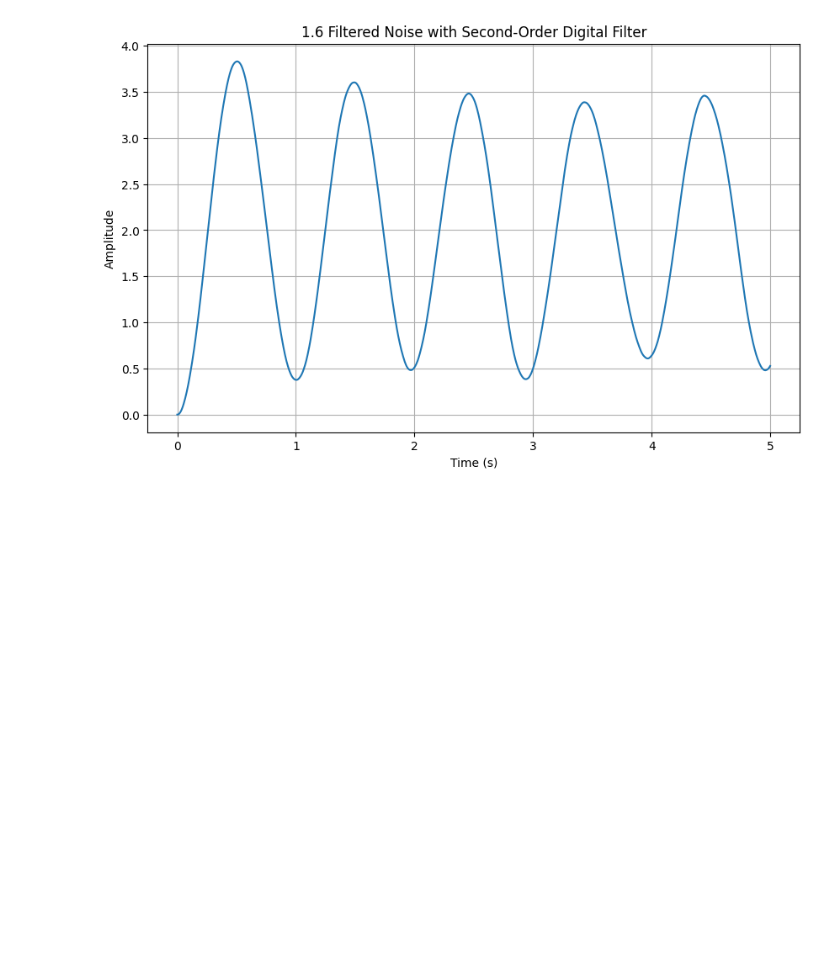
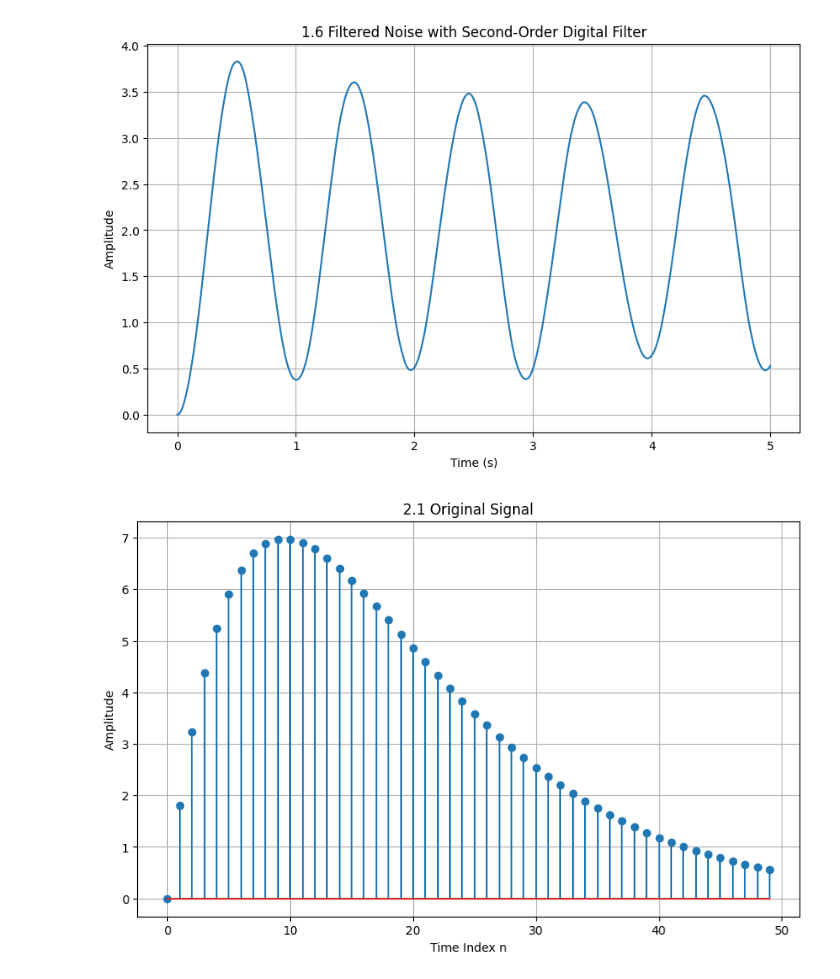
Before and after one commit to KaBoomKaBoom/PS_Labs, a Jupyter notebook: Lab1/Lab1.ipynb, the cells around one changed output. Cells and saved outputs as stored; diff of their text form; code cells hidden in the pictures; blank space fills up the shorter version.

```diff
--- a/Lab1/Lab1.ipynb
+++ b/Lab1/Lab1.ipynb
@@ -109,3 +109,17 @@ plt.grid(True)
 plt.show()
 # %% [output]
 [figure]
+# %%
+R = 50
+m = np.arange(0, R)
+s = 2 * m * (0.9**m)
+
+plt.figure(figsize=(10, 6))
+plt.stem(m, s)
+plt.title('2.1 Original Signal')
+plt.xlabel('Time Index n')
+plt.ylabel('Amplitude')
+plt.grid(True)
+plt.show()
+# %% [output]
+[figure, added]
```
Also changed, not shown: parts of 6 cells of this notebook.
